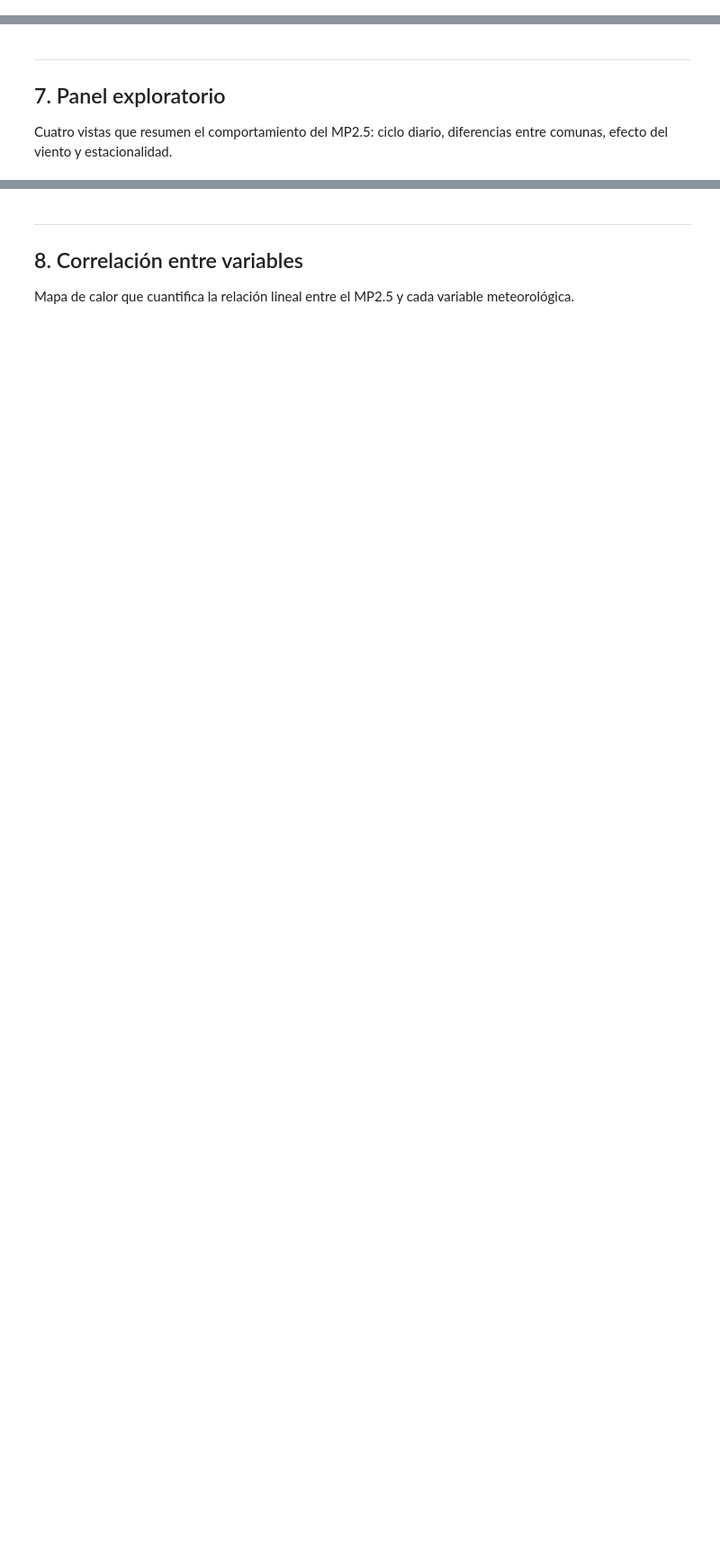
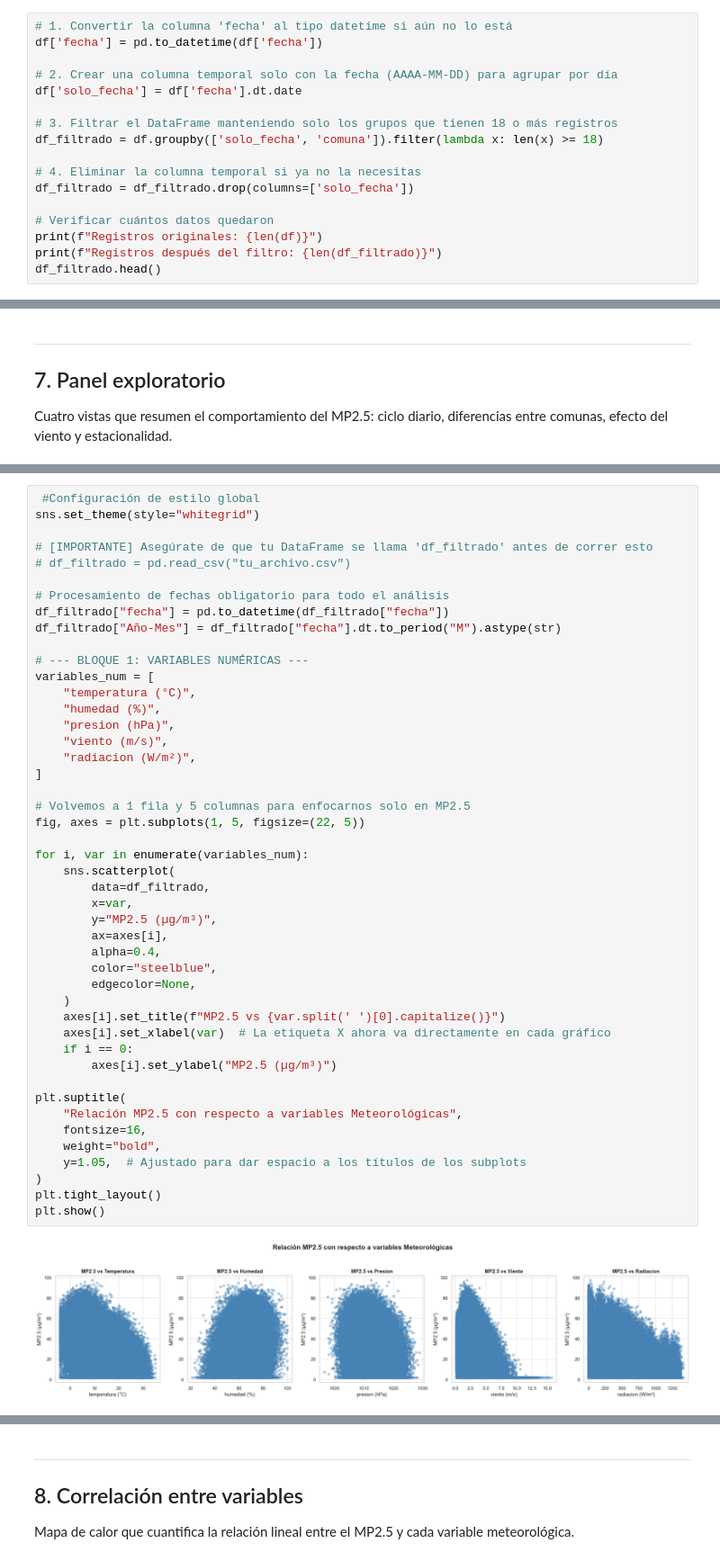
Before and after one commit to Rfcha/abp_cienciadatos, a Jupyter notebook: F3-calidad-aire-santiago/notebooks/01_exploracion.ipynb, the cells around one changed output, grey strips where cells are left out. Shown at 90% size. Saved outputs shown, nothing was run; the diff lists cells and outputs as text; blank space fills up the shorter version.

Commit message:
data: Procesamiento del data set hasta 8. Se ordenó el data set con el fin de tomar mejores decisiones en fases futuras. Hay nuevos gráficos, una nueva librería

```diff
--- a/F3-calidad-aire-santiago/notebooks/01_exploracion.ipynb
+++ b/F3-calidad-aire-santiago/notebooks/01_exploracion.ipynb
@@ -237,0 +218,17 @@ KeyError: 'MP2.5'
+# %%
+# 1. Convertir la columna 'fecha' al tipo datetime si aún no lo está
+df['fecha'] = pd.to_datetime(df['fecha'])
+
+# 2. Crear una columna temporal solo con la fecha (AAAA-MM-DD) para agrupar por día
+df['solo_fecha'] = df['fecha'].dt.date
+
+# 3. Filtrar el DataFrame manteniendo solo los grupos que tienen 18 o más registros
+df_filtrado = df.groupby(['solo_fecha', 'comuna']).filter(lambda x: len(x) >= 18)
+
+# 4. Eliminar la columna temporal si ya no la necesitas
+df_filtrado = df_filtrado.drop(columns=['solo_fecha'])
+
+# Verificar cuántos datos quedaron
+print(f"Registros originales: {len(df)}")
+print(f"Registros después del filtro: {len(df_filtrado)}")
+df_filtrado.head()
@@ -289,0 +308,48 @@ plt.show()
+# %%
+ #Configuración de estilo global
+sns.set_theme(style="whitegrid")
+
+# [IMPORTANTE] Asegúrate de que tu DataFrame se llama 'df_filtrado' antes de correr esto
+# df_filtrado = pd.read_csv("tu_archivo.csv")
+
+# Procesamiento de fechas obligatorio para todo el análisis
+df_filtrado["fecha"] = pd.to_datetime(df_filtrado["fecha"])
+df_filtrado["Año-Mes"] = df_filtrado["fecha"].dt.to_period("M").astype(str)
+
+# --- BLOQUE 1: VARIABLES NUMÉRICAS ---
+variables_num = [
+    "temperatura (°C)",
+    "humedad (%)",
+    "presion (hPa)",
+    "viento (m/s)",
+    "radiacion (W/m²)",
+]
+
+# Volvemos a 1 fila y 5 columnas para enfocarnos solo en MP2.5
+fig, axes = plt.subplots(1, 5, figsize=(22, 5))
+
+for i, var in enumerate(variables_num):
+    sns.scatterplot(
+        data=df_filtrado,
+        x=var,
+        y="MP2.5 (µg/m³)",
+        ax=axes[i],
+        alpha=0.4,
+        color="steelblue",
+        edgecolor=None,
+    )
+    axes[i].set_title(f"MP2.5 vs {var.split(' ')[0].capitalize()}")
+    axes[i].set_xlabel(var)  # La etiqueta X ahora va directamente en cada gráfico
+    if i == 0:
+        axes[i].set_ylabel("MP2.5 (µg/m³)")
+
+plt.suptitle(
+    "Relación MP2.5 con respecto a variables Meteorológicas",
+    fontsize=16,
+    weight="bold",
+    y=1.05,  # Ajustado para dar espacio a los títulos de los subplots
+)
+plt.tight_layout()
+plt.show()
+# %% [output]
+[figure, added]
```
Also changed, not shown: parts of 15 cells of this notebook.
